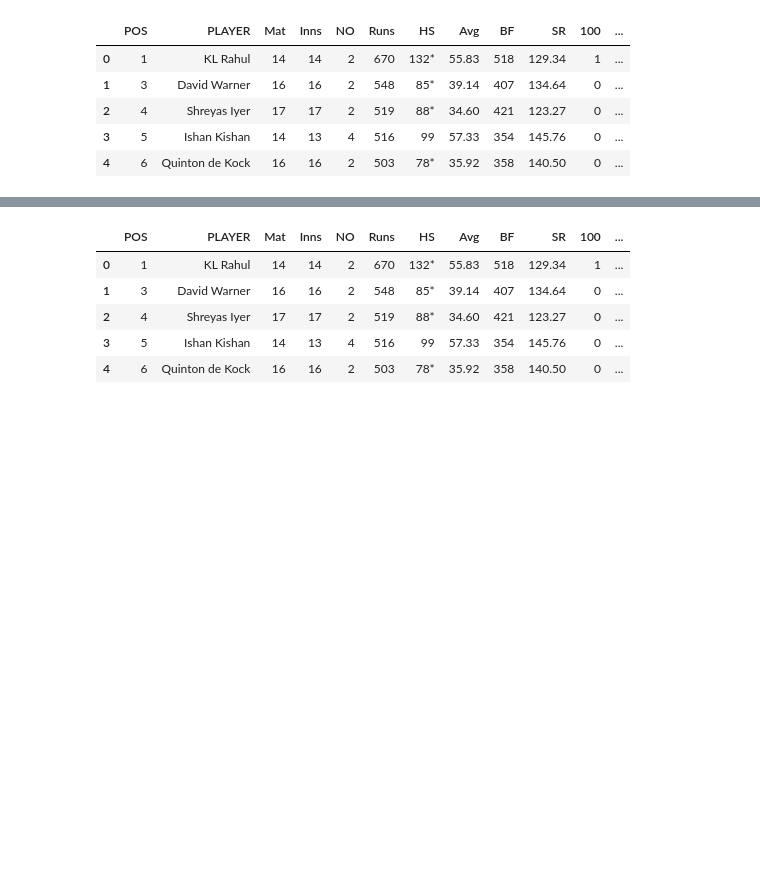
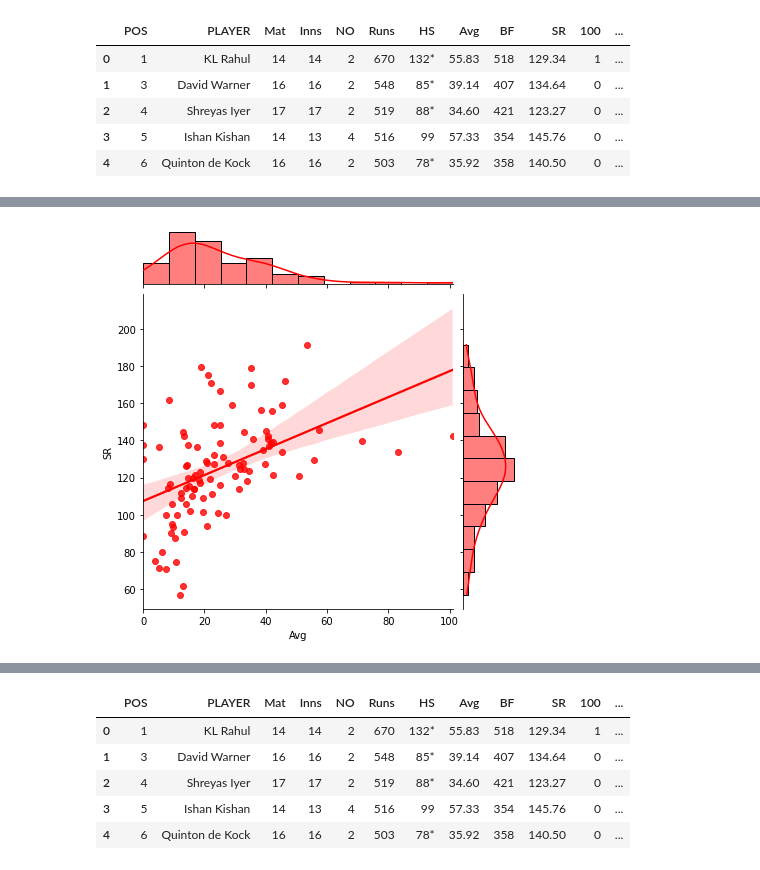
Before and after one commit to pathakswetank/Sports-Analysis, a Jupyter notebook: IPL_2020.ipynb, the cells around one changed output, grey strips where cells are left out. Drawn from its saved outputs; the diff is of its cells as text; code cells hidden in the pictures; blank space fills up the shorter version.

```diff
--- a/IPL_2020.ipynb
+++ b/IPL_2020.ipynb
@@ -267,3 +267,8 @@ sns.scatterplot(df.Avg, df.SR , hue = df.Clus_kmeans, palette= "rainbow")
+# %%
+sns.jointplot(data=df, x='Avg', y='SR', kind='reg', color='r')
+plt.show()
+# %% [output]
+[figure, added]
 # %%
 clust_profile=df.groupby('Clus_kmeans').mean()
 clust_profile['freq']=df.Clus_kmeans.value_counts().sort_index()
```
Also changed, not shown: parts of 10 cells of this notebook.
